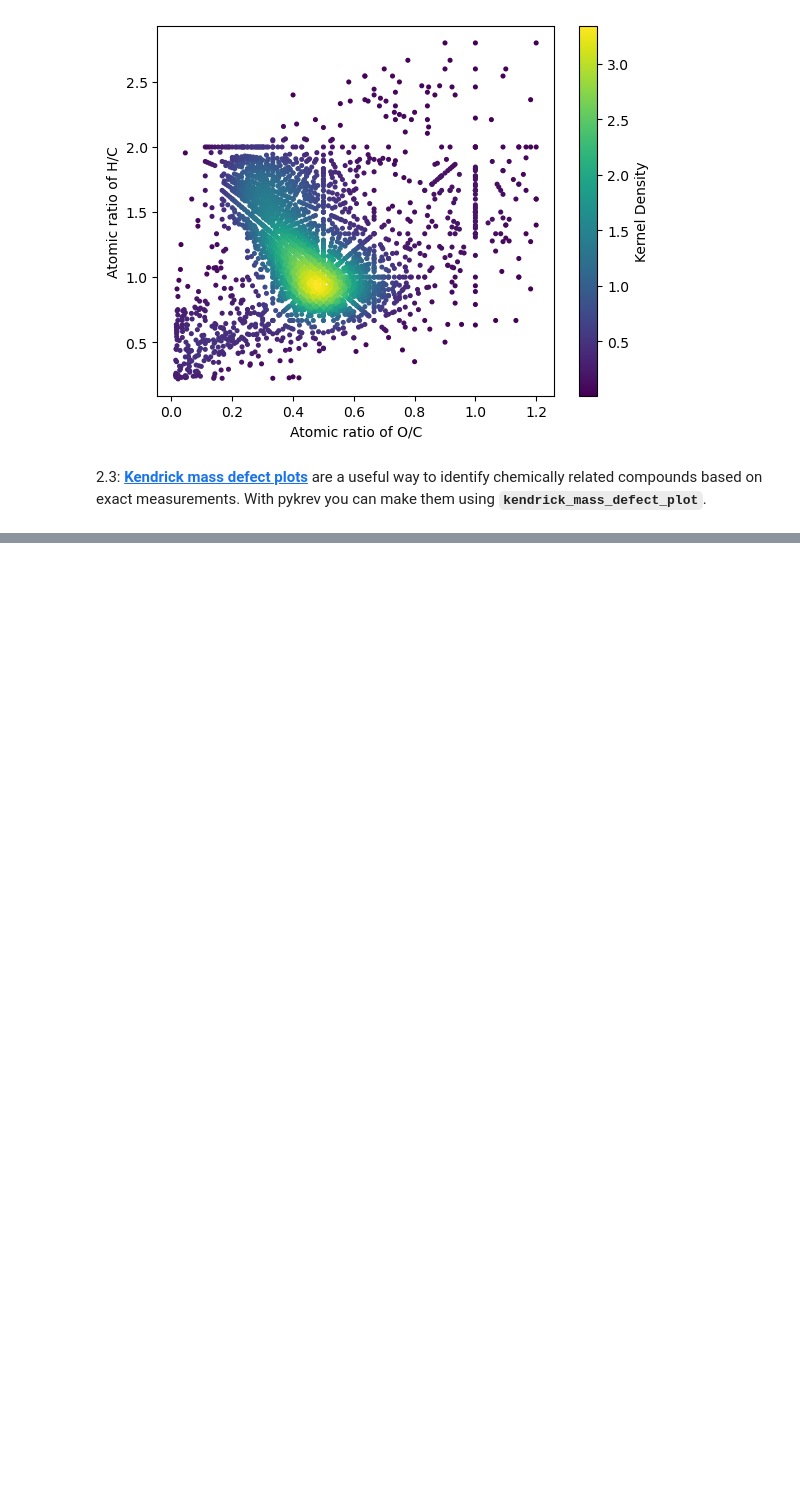
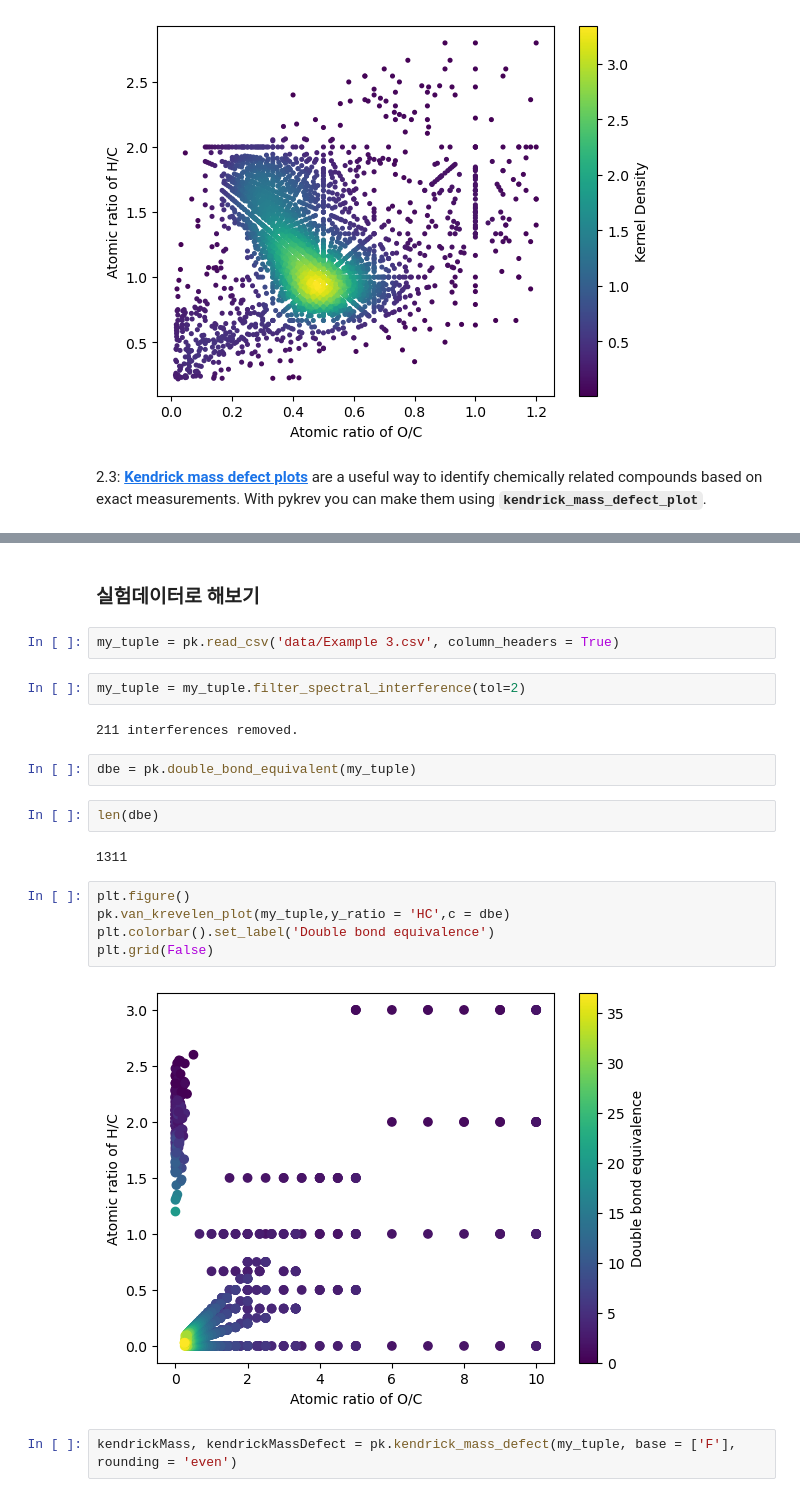
Before and after one commit to ho2921ho/SoomgoKES, a Jupyter notebook: 06. 패키지 활용 pyKrev.ipynb, the cells around one changed output, grey strips where cells are left out. Saved outputs shown, nothing was run; the diff lists cells and outputs as text; blank space fills up the shorter version.

```diff
--- a/06. 패키지 활용 pyKrev.ipynb
+++ b/06. 패키지 활용 pyKrev.ipynb
@@ -325,0 +192,23 @@ bray_curtis = pk.bray_curtis_matrix(np.array(sum_norm_matrix)) #note bray_curtis
+# %% [markdown]
+<h3> 실험데이터로 해보기 </h3>
+# %%
+my_tuple = pk.read_csv('data/Example 3.csv', column_headers = True)
+# %%
+my_tuple = my_tuple.filter_spectral_interference(tol=2)
+# %% [output]
+211 interferences removed.
+# %%
+dbe = pk.double_bond_equivalent(my_tuple)
+# %%
+len(dbe)
+# %% [output]
+1311
+# %%
+plt.figure()
+pk.van_krevelen_plot(my_tuple,y_ratio = 'HC',c = dbe)
+plt.colorbar().set_label('Double bond equivalence')
+plt.grid(False)
+# %% [output]
+[figure, added]
+# %%
+kendrickMass, kendrickMassDefect = pk.kendrick_mass_defect(my_tuple, base = ['F'], rounding = 'even')
```
Also changed, not shown: parts of 28 cells of this notebook, 5 other files.
